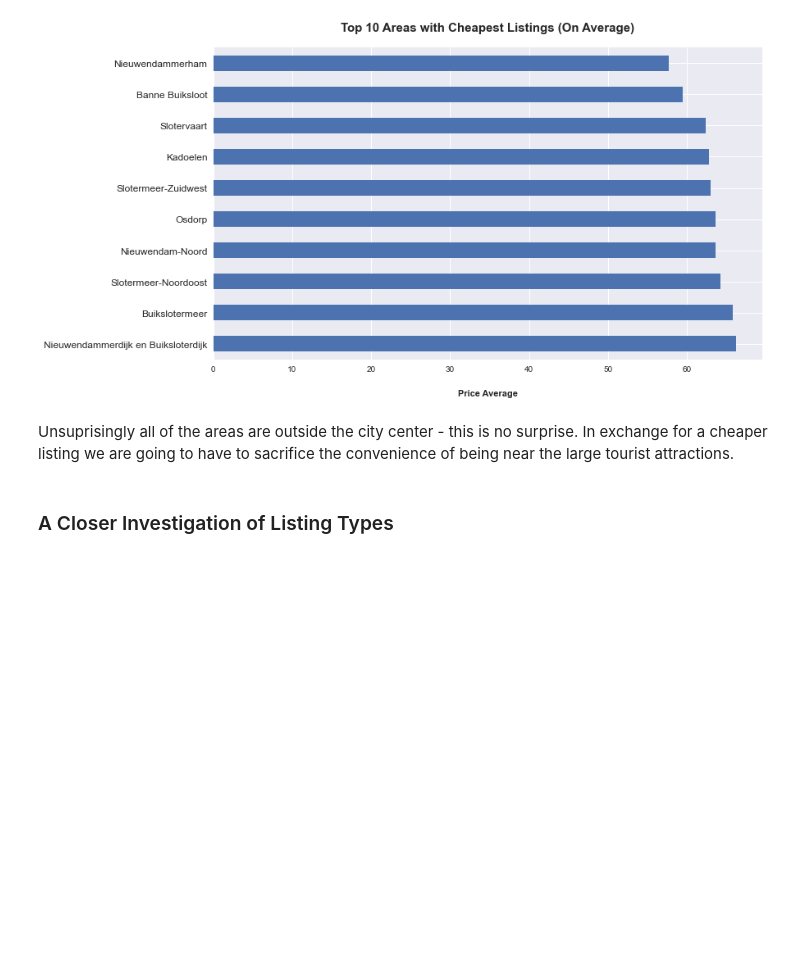
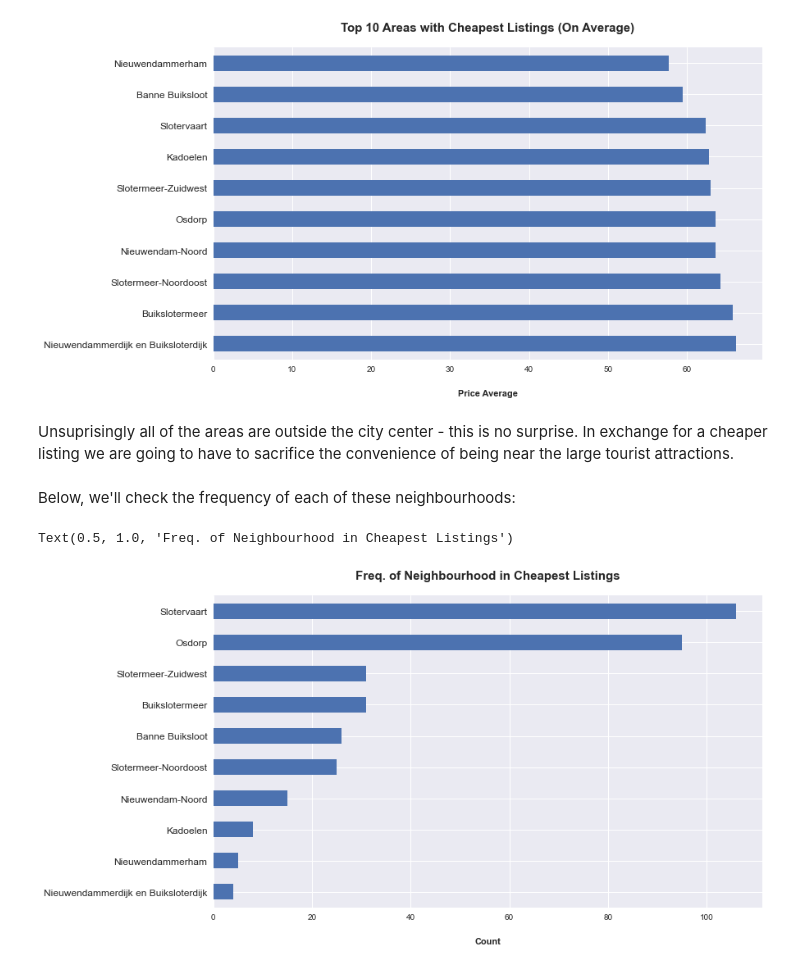
Before and after one commit to Chatresabarkah/AirBnB-EDA, a Jupyter notebook: Noob-EDA-AirBnB.ipynb, the cells around one changed output. Drawn from its saved outputs; the diff is of its cells as text; code cells hidden in the pictures; blank space fills up the shorter version.

```diff
--- a/Noob-EDA-AirBnB.ipynb
+++ b/Noob-EDA-AirBnB.ipynb
@@ -201,5 +194,21 @@ Text(0.5, 1.0, 'Top 10 Areas with Cheapest Listings (On Average)')
 [figure]
 # %% [markdown]
 Unsuprisingly all of the areas are outside the city center - this is no surprise. In exchange for a cheaper listing we are going to have to sacrifice the convenience of being near the large tourist attractions.
-# %% [markdown]
-### A Closer Investigation of Listing Types
+# %% [markdown]
+Below, we'll check the frequency of each of these neighbourhoods:
+# %%
+colnames = ['Nieuwendammerham', 'Banne Buiksloot', 'Slotervaart', 'Kadoelen', 'Slotermeer-Zuidwest',
+           'Osdorp', 'Nieuwendam-Noord', 'Slotermeer-Noordoost', 'Buikslotermeer',
+            'Nieuwendammerdijk en Buiksloterdijk']
+
+cheapest_listings = listings[listings['neighbourhood'].isin(colnames)]
+
+plt.figure(figsize=(12,7))
+cheapest_listings['neighbourhood'].value_counts().plot(kind='barh').invert_yaxis()
+plt.yticks(fontsize = 12, rotation = 0)
+plt.ylabel(None)
+plt.xlabel('Count', labelpad=20, fontweight='bold')
+plt.title('Freq. of Neighbourhood in Cheapest Listings', fontsize= 15, fontweight = 'bold', pad = 20)
+# %% [output]
+Text(0.5, 1.0, 'Freq. of Neighbourhood in Cheapest Listings')
+[figure, added]
```
Also changed, not shown: parts of 7 cells of this notebook.
